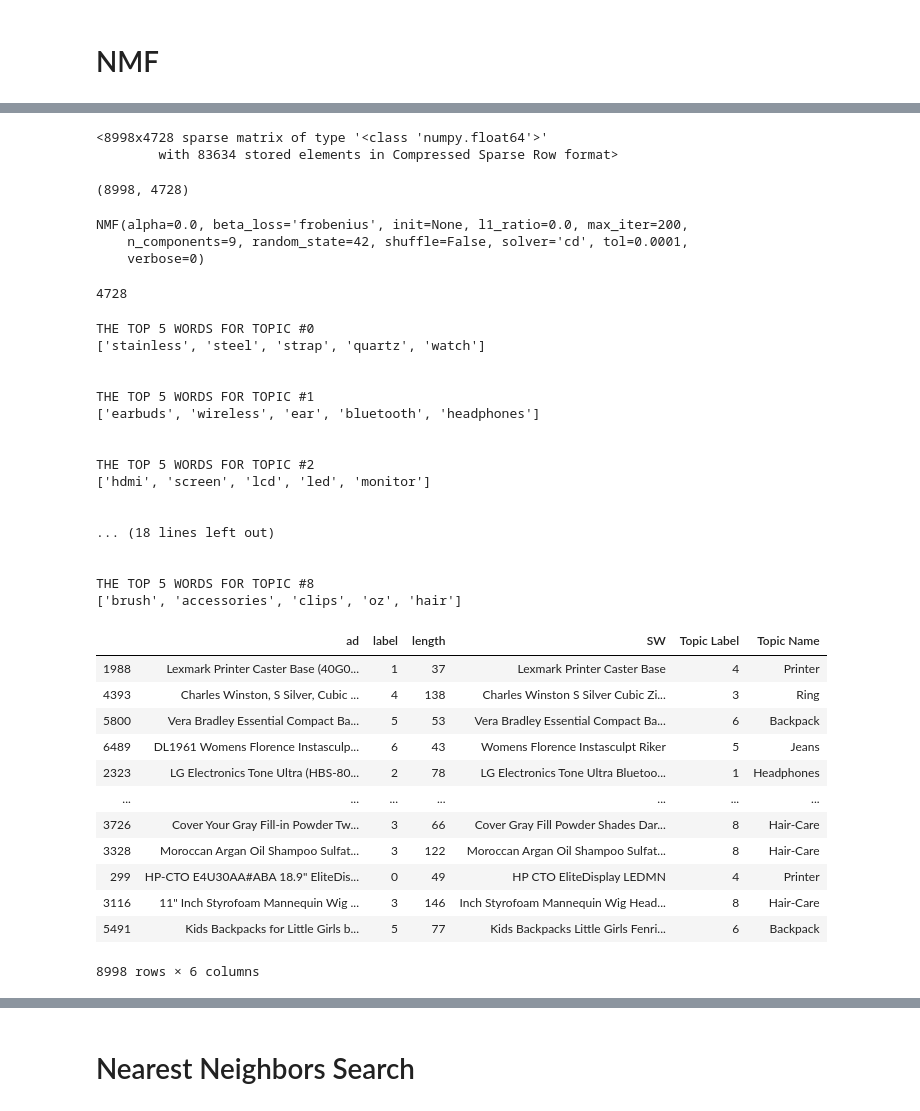
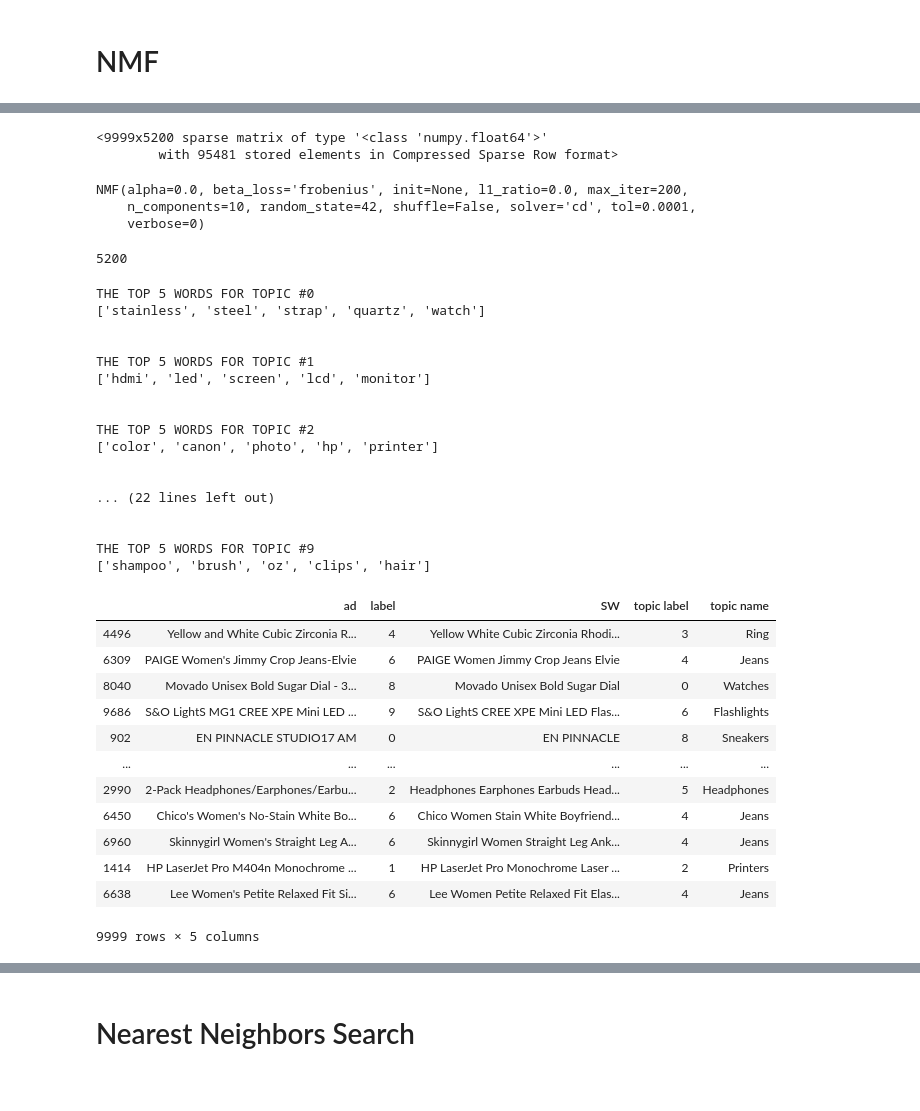
Before and after one commit to ourendingdays/Diploma, a Jupyter notebook: logic/MAIN.ipynb, the cells around one changed output, grey strips where cells are left out. Cells and saved outputs as stored; diff of their text form; code cells hidden in the pictures.

```diff
--- a/logic/MAIN.ipynb
+++ b/logic/MAIN.ipynb
@@ -29,6 +30,6 @@ warnings.filterwarnings('ignore')
 # %% [markdown]
 ### Reading a ten 10 topic dataset
 # %%
-ads = pd.read_csv('amazon_nine_topic_labeled.csv', names=['ad', 'label'])
+ads = pd.read_csv('amazon_ten_topic_data_labeled.csv', names=['ad', 'label'])
 ads.describe()
 # %% [output]
@@ -334,5 +349,0 @@ Moog Paris Bohême Women's Watch with Gray Dial, Silver Strap in Stainless Steel
-# %%
-i = ads[ ads['label'] == ' Letsfit Wireless Headphones'].index
-ads.drop(i, inplace = True)
-
-ads.loc[ads['label'] == ' Letsfit Wireless Headphones']
@@ -356,25 +365,21 @@ dtm = tfidf.fit_transform(ads['SW'])
 
 dtm
 # %% [output]
-<8998x4728 sparse matrix of type '<class 'numpy.float64'>'
-        with 83634 stored elements in Compressed Sparse Row format>
+<9999x5200 sparse matrix of type '<class 'numpy.float64'>'
+        with 95481 stored elements in Compressed Sparse Row format>
-# %%
-dtm.shape
-# %% [output]
-(8998, 4728)
 # %%
-nmf_model = NMF(n_components=9,random_state=42)
+nmf_model = NMF(n_components=10,random_state=42)
 
 # This can take awhile, we're dealing with a large amount of documents!
 nmf_model.fit(dtm)
 # %% [output]
 NMF(alpha=0.0, beta_loss='frobenius', init=None, l1_ratio=0.0, max_iter=200,
-    n_components=9, random_state=42, shuffle=False, solver='cd', tol=0.0001,
+    n_components=10, random_state=42, shuffle=False, solver='cd', tol=0.0001,
     verbose=0)
 # %%
 len(tfidf.get_feature_names())
 # %% [output]
-4728
+5200
 # %%
 for index,topic in enumerate(nmf_model.components_):
     print(f'THE TOP 5 WORDS FOR TOPIC #{index}')
@@ -386,49 +391,50 @@ THE TOP 5 WORDS FOR TOPIC #0
 
 
 THE TOP 5 WORDS FOR TOPIC #1
-['earbuds', 'wireless', 'ear', 'bluetooth', 'headphones']
+['hdmi', 'led', 'screen', 'lcd', 'monitor']
 
 
 THE TOP 5 WORDS FOR TOPIC #2
-['hdmi', 'screen', 'lcd', 'led', 'monitor']
+['color', 'canon', 'photo', 'hp', 'printer']
 
 
-... (18 lines left out)
+... (22 lines left out)
 
 
-THE TOP 5 WORDS FOR TOPIC #8
-['brush', 'accessories', 'clips', 'oz', 'hair']
+THE TOP 5 WORDS FOR TOPIC #9
+['shampoo', 'brush', 'oz', 'clips', 'hair']
 # %%
 topic_results = nmf_model.transform(dtm)
 # %%
-ads['Topic Label'] = topic_results.argmax(axis=1)
+ads['topic label'] = topic_results.argmax(axis=1)
 
 my_topic_dictionary = {0: 'Watches',
-                       1: 'Headphones',
-                       2: 'Monitors',
+                       1: 'Monitors',
+                       2: 'Printers',
                        3: 'Ring',
-                       4: 'Printer',
-                       5: 'Jeans',
-                       6: 'Backpack',
-                       7: 'Sneakers',
-                       8: 'Hair-Care'}
+                       4: 'Jeans',
+                       5: 'Headphones',
+                       6: 'Flashlights',
+                       7: 'Backpacks',
+                       8: 'Sneakers',
+                       9: 'Hair-Care'}
 
-ads['Topic Name'] = ads['Topic Label'].map(my_topic_dictionary)
+ads['topic name'] = ads['topic label'].map(my_topic_dictionary)
 ads
 # %% [output]
-|  | ad | label | length | SW | Topic Label | Topic Name |
-| 1988 | Lexmark Printer Caster Base (40G0... | 1 | 37 | Lexmark Printer Caster Base | 4 | Printer |
-| 4393 | Charles Winston, S Silver, Cubic ... | 4 | 138 | Charles Winston S Silver Cubic Zi... | 3 | Ring |
-| 5800 | Vera Bradley Essential Compact Ba... | 5 | 53 | Vera Bradley Essential Compact Ba... | 6 | Backpack |
-| 6489 | DL1961 Womens Florence Instasculp... | 6 | 43 | Womens Florence Instasculpt Riker | 5 | Jeans |
-| 2323 | LG Electronics Tone Ultra (HBS-80... | 2 | 78 | LG Electronics Tone Ultra Bluetoo... | 1 | Headphones |
-| ... | ... | ... | ... | ... | ... | ... |
-| 3726 | Cover Your Gray Fill-in Powder Tw... | 3 | 66 | Cover Gray Fill Powder Shades Dar... | 8 | Hair-Care |
-| 3328 | Moroccan Argan Oil Shampoo Sulfat... | 3 | 122 | Moroccan Argan Oil Shampoo Sulfat... | 8 | Hair-Care |
-| 299 | HP-CTO E4U30AA#ABA 18.9" EliteDis... | 0 | 49 | HP CTO EliteDisplay LEDMN | 4 | Printer |
-| 3116 | 11" Inch Styrofoam Mannequin Wig ... | 3 | 146 | Inch Styrofoam Mannequin Wig Head... | 8 | Hair-Care |
-| 5491 | Kids Backpacks for Little Girls b... | 5 | 77 | Kids Backpacks Little Girls Fenri... | 6 | Backpack |
+|  | ad | label | SW | topic label | topic name |
+| 4496 | Yellow and White Cubic Zirconia R... | 4 | Yellow White Cubic Zirconia Rhodi... | 3 | Ring |
+| 6309 | PAIGE Women's Jimmy Crop Jeans-Elvie | 6 | PAIGE Women Jimmy Crop Jeans Elvie | 4 | Jeans |
+| 8040 | Movado Unisex Bold Sugar Dial - 3... | 8 | Movado Unisex Bold Sugar Dial | 0 | Watches |
+| 9686 | S&O LightS MG1 CREE XPE Mini LED ... | 9 | S&O LightS CREE XPE Mini LED Flas... | 6 | Flashlights |
+| 902 | EN PINNACLE STUDIO17 AM | 0 | EN PINNACLE | 8 | Sneakers |
+| ... | ... | ... | ... | ... | ... |
+| 2990 | 2-Pack Headphones/Earphones/Earbu... | 2 | Headphones Earphones Earbuds Head... | 5 | Headphones |
+| 6450 | Chico's Women's No-Stain White Bo... | 6 | Chico Women Stain White Boyfriend... | 4 | Jeans |
+| 6960 | Skinnygirl Women's Straight Leg A... | 6 | Skinnygirl Women Straight Leg Ank... | 4 | Jeans |
+| 1414 | HP LaserJet Pro M404n Monochrome ... | 1 | HP LaserJet Pro Monochrome Laser ... | 2 | Printers |
+| 6638 | Lee Women's Petite Relaxed Fit Si... | 6 | Lee Women Petite Relaxed Fit Elas... | 4 | Jeans |
-8998 rows × 6 columns
+9999 rows × 5 columns
 # %% [markdown]
 <li>0 - monitors</li>
 <li>1 - printers</li>
```
Also changed, not shown: parts of 39 cells of this notebook, 1 other file.
